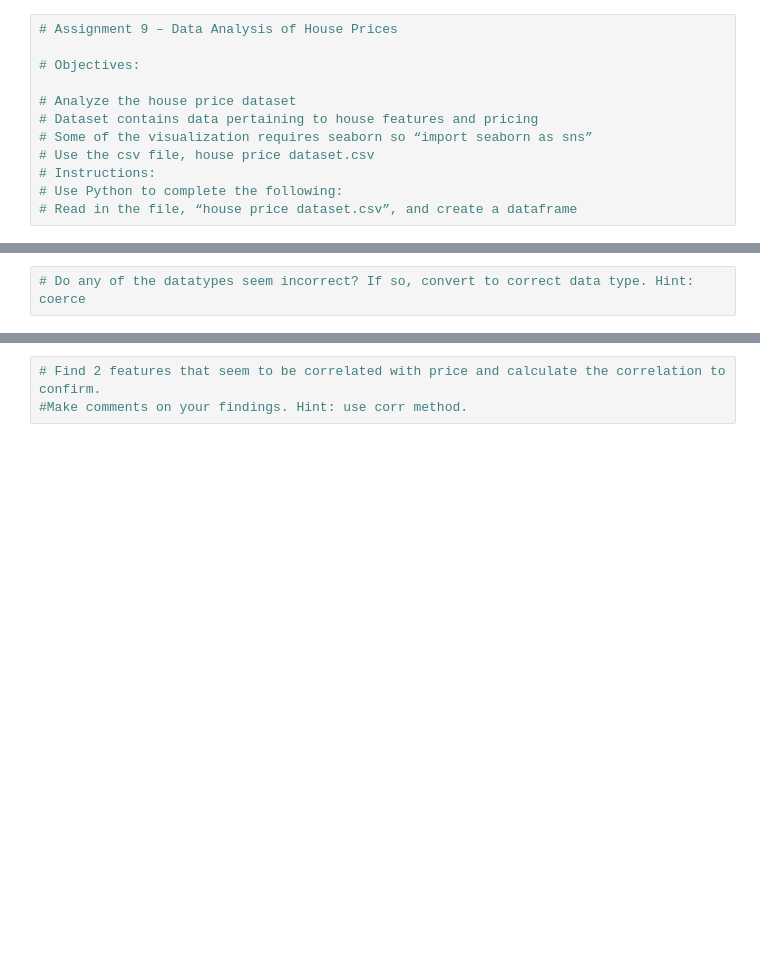
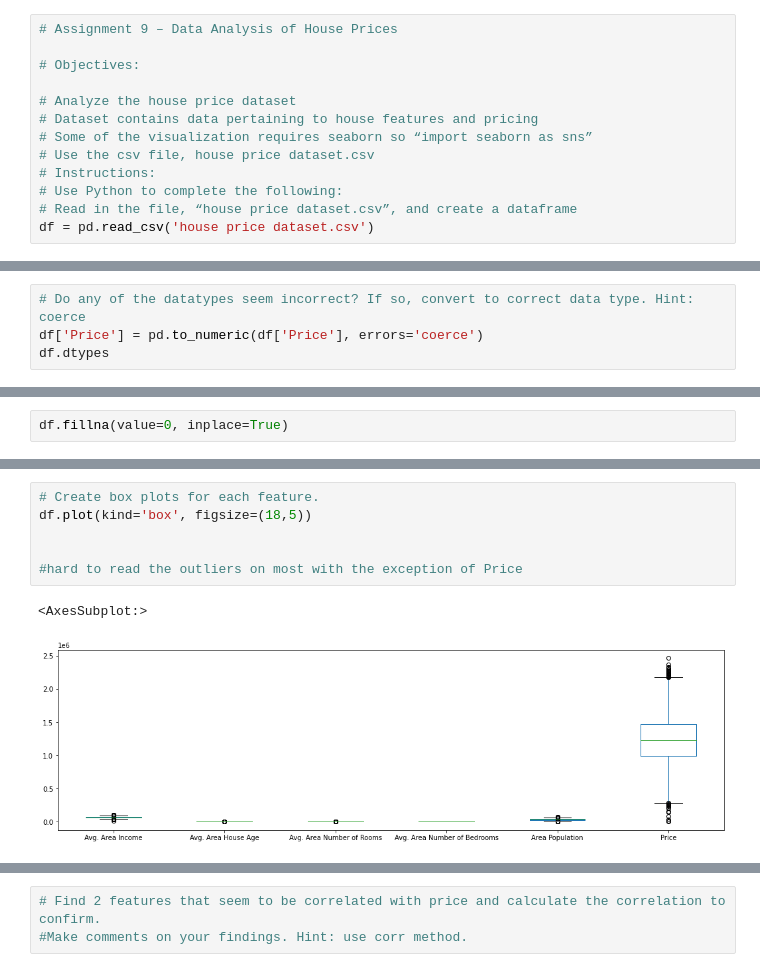
Before and after one commit to mfouquier/5400-Python-DataScience, a Jupyter notebook: Fouquier9.ipynb, the cells around one changed output, grey strips where cells are left out. Cells and saved outputs as stored; diff of their text form; blank space fills up the shorter version.

```diff
--- a/Fouquier9.ipynb
+++ b/Fouquier9.ipynb
@@ -10,5 +15,6 @@
 # Instructions:
 # Use Python to complete the following:
 # Read in the file, “house price dataset.csv”, and create a dataframe
+df = pd.read_csv('house price dataset.csv')
 # %%
 # Display a sample of data hint: use head()
@@ -21,2 +58,4 @@
 # %%
 # Do any of the datatypes seem incorrect? If so, convert to correct data type. Hint: coerce
+df['Price'] = pd.to_numeric(df['Price'], errors='coerce')
+df.dtypes
@@ -26,0 +84,2 @@
+# %%
+df.fillna(value=0, inplace=True)
@@ -26,0 +98,9 @@
+# %%
+# Create box plots for each feature.
+df.plot(kind='box', figsize=(18,5))
+
+
+#hard to read the outliers on most with the exception of Price
+# %% [output]
+<AxesSubplot:>
+[figure, added]
```
Also changed, not shown: parts of 25 cells of this notebook, 1 other file.
